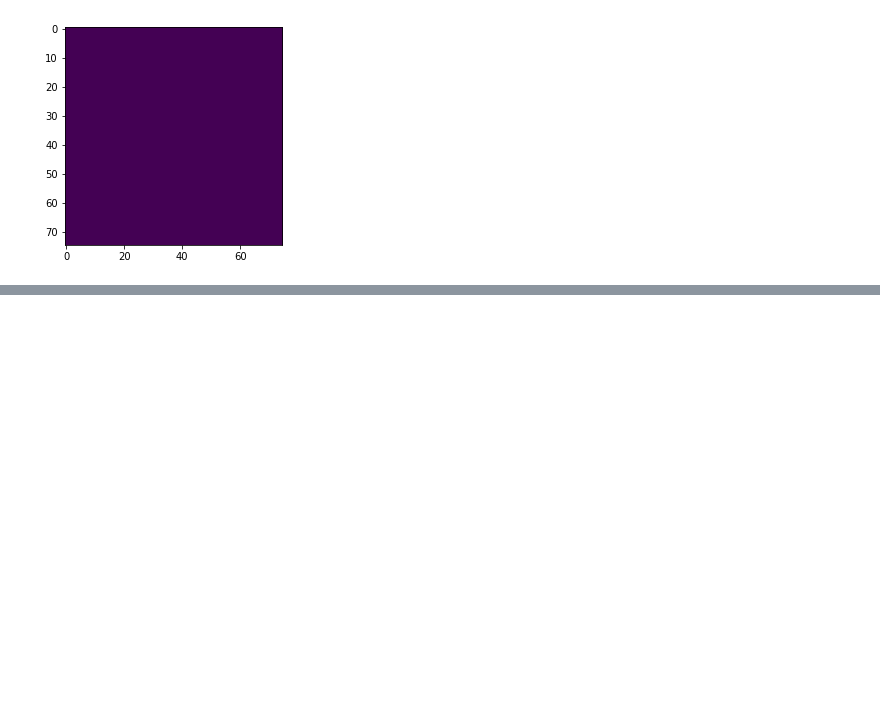
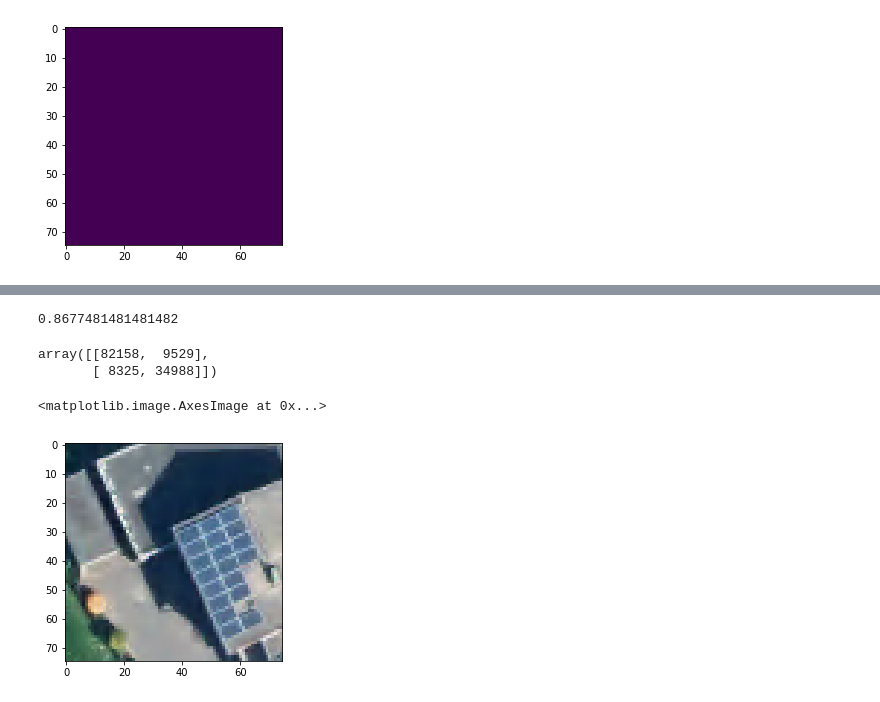
Before and after one commit to thinkpractice/DeepSolaris, a Jupyter notebook: PixelDetection.ipynb, the cells around one changed output, grey strips where cells are left out. Saved outputs shown, nothing was run; the diff lists cells and outputs as text; code cells hidden in the pictures; blank space fills up the shorter version.

```diff
--- a/PixelDetection.ipynb
+++ b/PixelDetection.ipynb
@@ -184,0 +229,14 @@ plt.imshow(prediction_image)
+# %%
+accuracy_score(y_test, predictions)
+# %% [output]
+0.8677481481481482
+# %%
+confusion_matrix(y_test, predictions)
+# %% [output]
+array([[82158,  9529],
+       [ 8325, 34988]])
+# %%
+plt.imshow(train[1][:,:,::-1])
+# %% [output]
+<matplotlib.image.AxesImage at 0x...>
+[figure, added]
```
Also changed, not shown: parts of 26 cells of this notebook.
